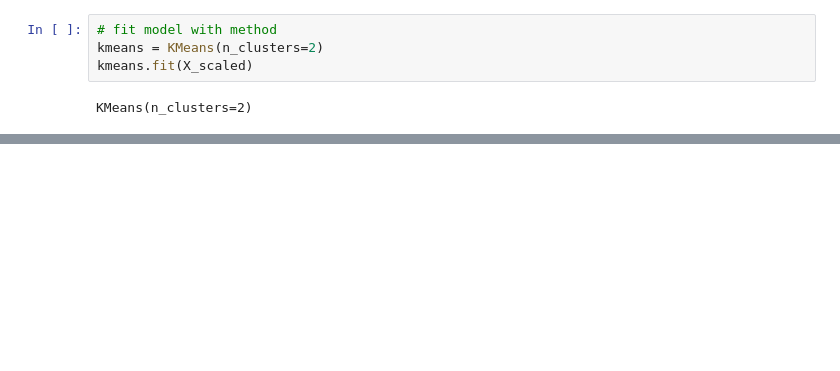
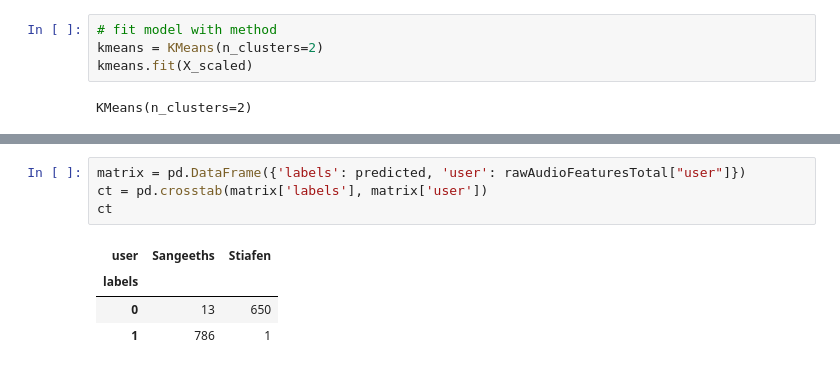
Before and after one commit to elFleppo/CDS-SpotipyProject, a Jupyter notebook: JupyterNotebook/SportifyProject.ipynb, the cells around one changed output, grey strips where cells are left out. Drawn from its saved outputs; the diff is of its cells as text; blank space fills up the shorter version.

```diff
--- a/JupyterNotebook/SportifyProject.ipynb
+++ b/JupyterNotebook/SportifyProject.ipynb
@@ -387,0 +392,9 @@ plt.scatter(centers[:, 0], centers[:, 1], c='blue', s=100, alpha=1);
+# %%
+matrix = pd.DataFrame({'labels': predicted, 'user': rawAudioFeaturesTotal["user"]})
+ct = pd.crosstab(matrix['labels'], matrix['user'])
+ct
+# %% [output]
+| user | Sangeeths | Stiafen |
+| labels |  |  |
+| 0 | 13 | 650 |
+| 1 | 786 | 1 |
```
Also changed, not shown: parts of 17 cells of this notebook, 3 other files.
